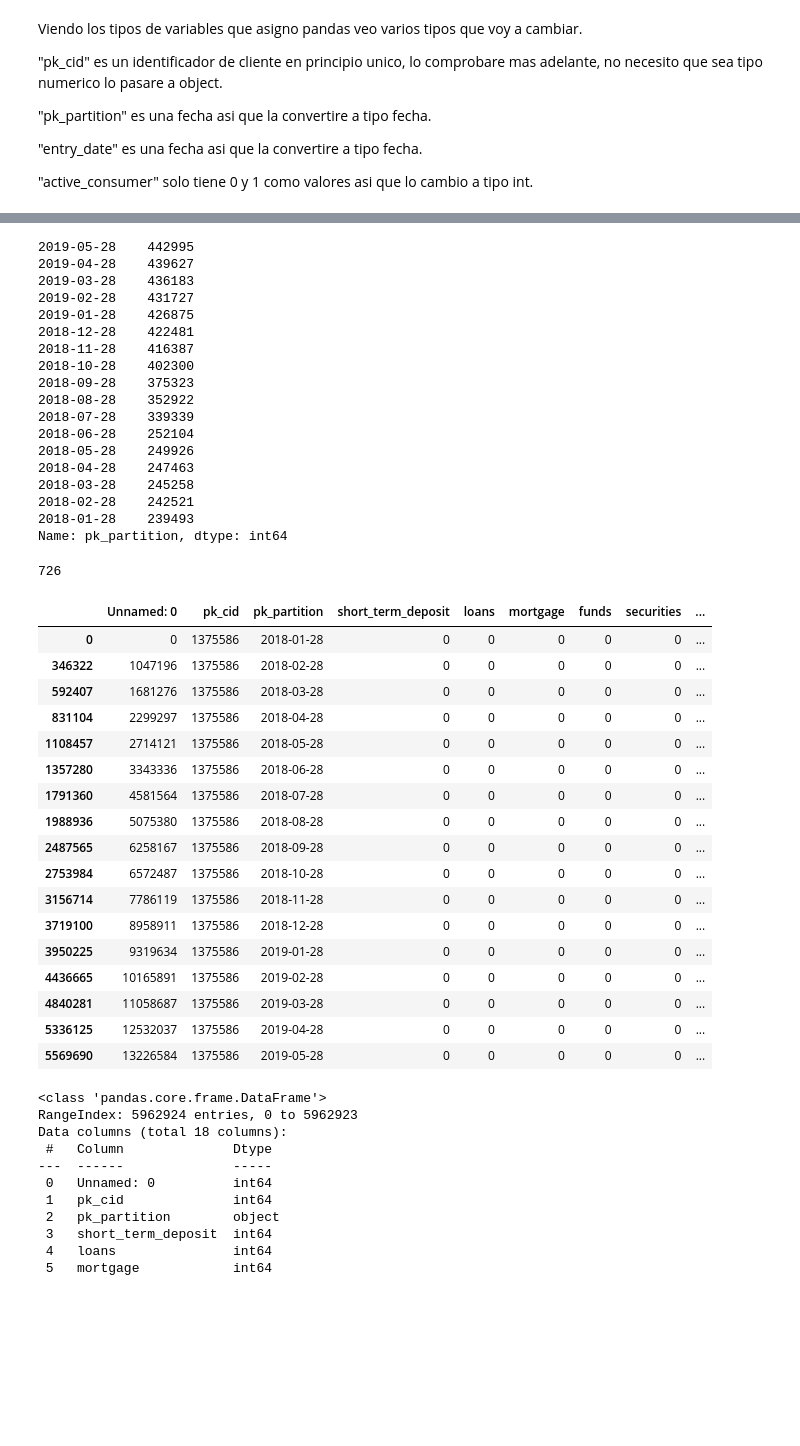
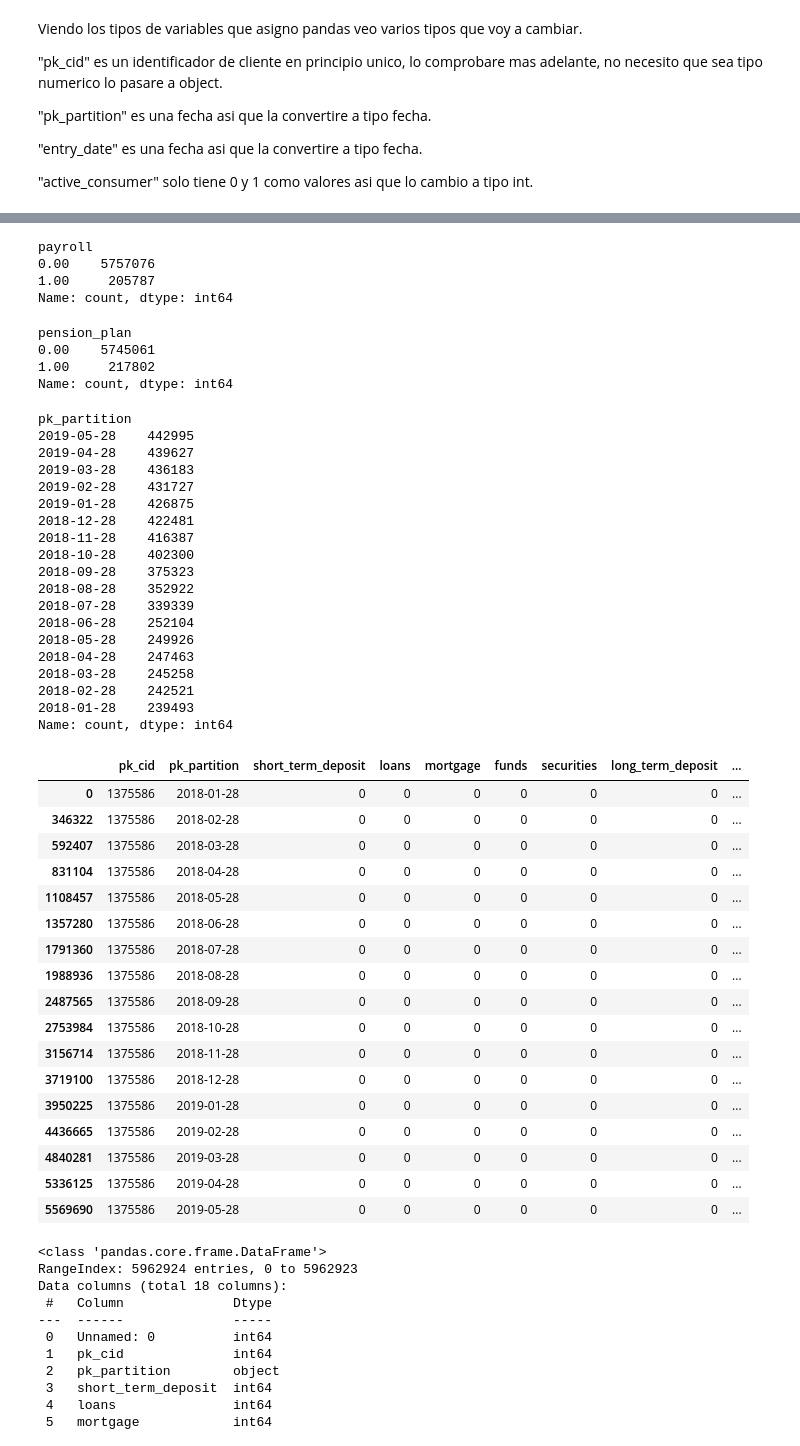
Before and after one commit to jascicz/easy_money_Project, a Jupyter notebook: david-Proyecto.ipynb, the cells around one changed output, grey strips where cells are left out. Drawn from its saved outputs; the diff is of its cells as text; code cells hidden in the pictures; blank space fills up the shorter version.

```diff
--- a/david-Proyecto.ipynb
+++ b/david-Proyecto.ipynb
@@ -83,2 +108,11 @@ df_p.head()
+# %%
+df_p.drop('Unnamed: 0', axis=1, inplace=True)
+df_c.drop('Unnamed: 0', axis=1, inplace=True)
+df_s.drop('Unnamed: 0', axis=1, inplace=True)
+# %%
+# Elimino espacios de los nombres de las columnas y los paso a minusculas
+df_s.columns = df_s.columns.str.replace(' ', '').str.lower()
+df_c.columns = df_c.columns.str.replace(' ', '').str.lower()
+df_p.columns = df_p.columns.str.replace(' ', '').str.lower()
 # %% [markdown]
 ## Primer análisis de la tabla "commercial_activity_df.csv"
@@ -242,6 +260,21 @@ products.head()
+# %%
+df_p['payroll'].value_counts()
+# %% [output]
+payroll
+0.00    5757076
+1.00     205787
+Name: count, dtype: int64
+# %%
+df_p['pension_plan'].value_counts()
+# %% [output]
+pension_plan
+0.00    5745061
+1.00     217802
+Name: count, dtype: int64
 # %%
-products['pk_partition'].value_counts()
+df_p['pk_partition'].value_counts()
 # %% [output]
+pk_partition
 2019-05-28    442995
 2019-04-28    439627
 2019-03-28    436183
@@ -259,31 +292,26 @@ products['pk_partition'].value_counts()
 2018-03-28    245258
 2018-02-28    242521
 2018-01-28    239493
-Name: pk_partition, dtype: int64
+Name: count, dtype: int64
-# %%
-239+242+245
-719+7
-# %% [output]
-726
 # %%
-products[products['pk_cid'] == 1375586]
+df_p[df_p['pk_cid'] == 1375586]
 # %% [output]
-|  | Unnamed: 0 | pk_cid | pk_partition | short_term_deposit | loans | mortgage | funds | securities | ... |
-| 0 | 0 | 1375586 | 2018-01-28 | 0 | 0 | 0 | 0 | 0 | ... |
-| 346322 | 1047196 | 1375586 | 2018-02-28 | 0 | 0 | 0 | 0 | 0 | ... |
-| 592407 | 1681276 | 1375586 | 2018-03-28 | 0 | 0 | 0 | 0 | 0 | ... |
-| 831104 | 2299297 | 1375586 | 2018-04-28 | 0 | 0 | 0 | 0 | 0 | ... |
-| 1108457 | 2714121 | 1375586 | 2018-05-28 | 0 | 0 | 0 | 0 | 0 | ... |
-| 1357280 | 3343336 | 1375586 | 2018-06-28 | 0 | 0 | 0 | 0 | 0 | ... |
-| 1791360 | 4581564 | 1375586 | 2018-07-28 | 0 | 0 | 0 | 0 | 0 | ... |
-| 1988936 | 5075380 | 1375586 | 2018-08-28 | 0 | 0 | 0 | 0 | 0 | ... |
-| 2487565 | 6258167 | 1375586 | 2018-09-28 | 0 | 0 | 0 | 0 | 0 | ... |
-| 2753984 | 6572487 | 1375586 | 2018-10-28 | 0 | 0 | 0 | 0 | 0 | ... |
-| 3156714 | 7786119 | 1375586 | 2018-11-28 | 0 | 0 | 0 | 0 | 0 | ... |
-| 3719100 | 8958911 | 1375586 | 2018-12-28 | 0 | 0 | 0 | 0 | 0 | ... |
-| 3950225 | 9319634 | 1375586 | 2019-01-28 | 0 | 0 | 0 | 0 | 0 | ... |
-| 4436665 | 10165891 | 1375586 | 2019-02-28 | 0 | 0 | 0 | 0 | 0 | ... |
-| 4840281 | 11058687 | 1375586 | 2019-03-28 | 0 | 0 | 0 | 0 | 0 | ... |
-| 5336125 | 12532037 | 1375586 | 2019-04-28 | 0 | 0 | 0 | 0 | 0 | ... |
-| 5569690 | 13226584 | 1375586 | 2019-05-28 | 0 | 0 | 0 | 0 | 0 | ... |
+|  | pk_cid | pk_partition | short_term_deposit | loans | mortgage | funds | securities | long_term_deposit | ... |
+| 0 | 1375586 | 2018-01-28 | 0 | 0 | 0 | 0 | 0 | 0 | ... |
+| 346322 | 1375586 | 2018-02-28 | 0 | 0 | 0 | 0 | 0 | 0 | ... |
+| 592407 | 1375586 | 2018-03-28 | 0 | 0 | 0 | 0 | 0 | 0 | ... |
+| 831104 | 1375586 | 2018-04-28 | 0 | 0 | 0 | 0 | 0 | 0 | ... |
+| 1108457 | 1375586 | 2018-05-28 | 0 | 0 | 0 | 0 | 0 | 0 | ... |
+| 1357280 | 1375586 | 2018-06-28 | 0 | 0 | 0 | 0 | 0 | 0 | ... |
+| 1791360 | 1375586 | 2018-07-28 | 0 | 0 | 0 | 0 | 0 | 0 | ... |
+| 1988936 | 1375586 | 2018-08-28 | 0 | 0 | 0 | 0 | 0 | 0 | ... |
+| 2487565 | 1375586 | 2018-09-28 | 0 | 0 | 0 | 0 | 0 | 0 | ... |
+| 2753984 | 1375586 | 2018-10-28 | 0 | 0 | 0 | 0 | 0 | 0 | ... |
+| 3156714 | 1375586 | 2018-11-28 | 0 | 0 | 0 | 0 | 0 | 0 | ... |
+| 3719100 | 1375586 | 2018-12-28 | 0 | 0 | 0 | 0 | 0 | 0 | ... |
+| 3950225 | 1375586 | 2019-01-28 | 0 | 0 | 0 | 0 | 0 | 0 | ... |
+| 4436665 | 1375586 | 2019-02-28 | 0 | 0 | 0 | 0 | 0 | 0 | ... |
+| 4840281 | 1375586 | 2019-03-28 | 0 | 0 | 0 | 0 | 0 | 0 | ... |
+| 5336125 | 1375586 | 2019-04-28 | 0 | 0 | 0 | 0 | 0 | 0 | ... |
+| 5569690 | 1375586 | 2019-05-28 | 0 | 0 | 0 | 0 | 0 | 0 | ... |
 # %%
```
Also changed, not shown: parts of 26 cells of this notebook.
